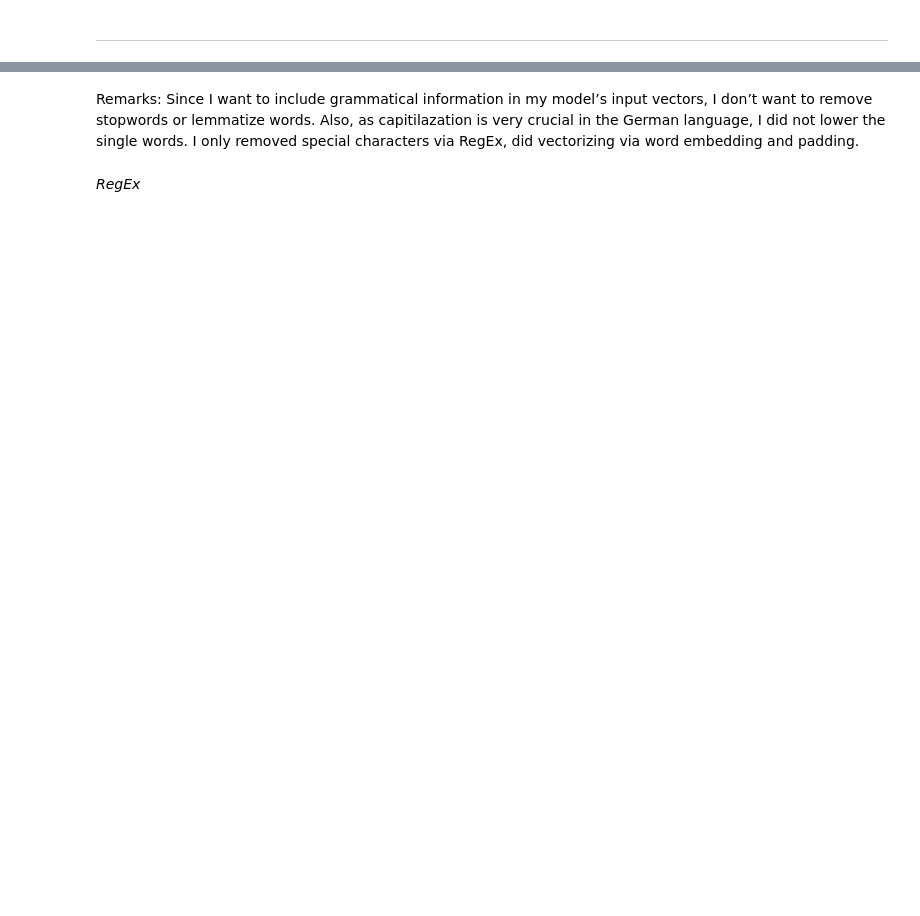
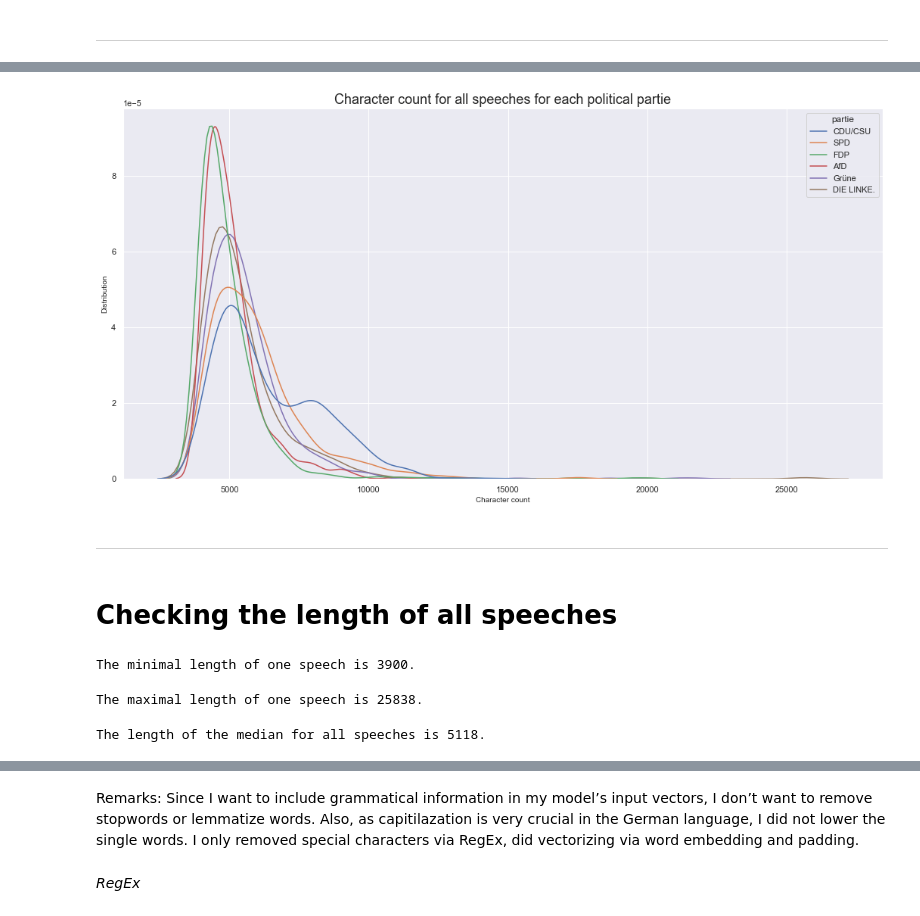
Before and after one commit to CodeGitte/SPICED_plenarreden_classifier, a Jupyter notebook: classifier.ipynb, the cells around one changed output, grey strips where cells are left out. Saved outputs shown, nothing was run; the diff lists cells and outputs as text; code cells hidden in the pictures; blank space fills up the shorter version.

```diff
--- a/classifier.ipynb
+++ b/classifier.ipynb
@@ -156,0 +129,4 @@ The length of the mean for all speeches is 6286.
+# %%
+#reducing the amount of data
+data = data.loc[data['speech_character_count'] >= 3900]
+data.groupby('partie')['speechContent'].count()
@@ -156,0 +143,44 @@ The length of the mean for all speeches is 6286.
+# %%
+#creating small samples of speeches, for each political party only 50
+max_number_speeches = 800
+
+cdu_csu = data[data['partie'] == 'CDU/CSU'][:max_number_speeches]
+spd = data[data['partie'] == 'SPD'][:max_number_speeches]
+fdp = data[data['partie'] == 'FDP'][:max_number_speeches]
+afd = data[data['partie'] == 'AfD'][:max_number_speeches]
+gruene = data[data['partie'] == 'Grüne'][:max_number_speeches]
+linke = data[data['partie'] == 'DIE LINKE.'][:max_number_speeches]
+
+data = pd.concat([cdu_csu, spd, fdp, afd, gruene, linke], ignore_index=True)
+# %%
+#distribution plot after reducing the amount of speeches
+sns.set_theme(style="whitegrid", palette = "Set2")
+sns.set(rc = {'figure.figsize':(18,9)})
+sns.kdeplot(data=data, x='speech_character_count', hue = 'partie')
+plt.pyplot.title(label = 'Character count for all speeches for each political partie', size = 18)
+plt.pyplot.xlabel(xlabel = 'Character count', size = 10)
+plt.pyplot.ylabel(ylabel = 'Distribution', size = 10);
+# %% [output]
+[figure, added]
+# %% [markdown]
+***
+# %% [markdown]
+# Checking the length of all speeches
+# %%
+#checking the minimal character count
+min_length = int(data['speech_character_count'].min()) #The int() method returns an integer object from any number or string
+print(f'The minimal length of one speech is {min_length}.')
+# %% [output]
+The minimal length of one speech is 3900.
+# %%
+#checking the maximial character count
+max_length = int(data['speech_character_count'].max()) #The int() method returns an integer object from any number or string
+print(f'The maximal length of one speech is {max_length}.')
+# %% [output]
+The maximal length of one speech is 25838.
+# %%
+#checking the median character count for all speeches
+median_length = int(data['speech_character_count'].median()) #The int() method returns an integer object from any number or string
+print(f'The length of the median for all speeches is {median_length}.')
+# %% [output]
+The length of the median for all speeches is 5118.
```
Also changed, not shown: parts of 53 cells of this notebook.
